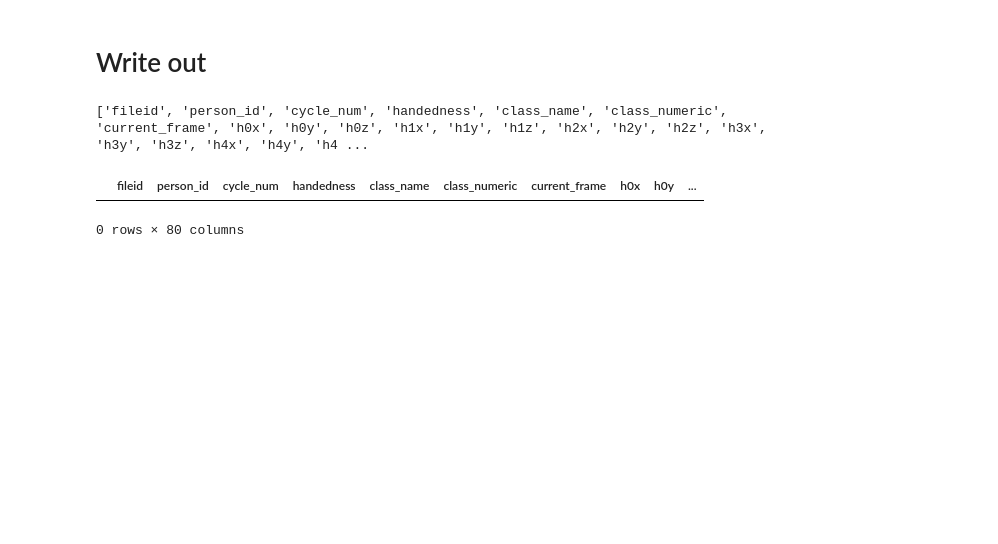
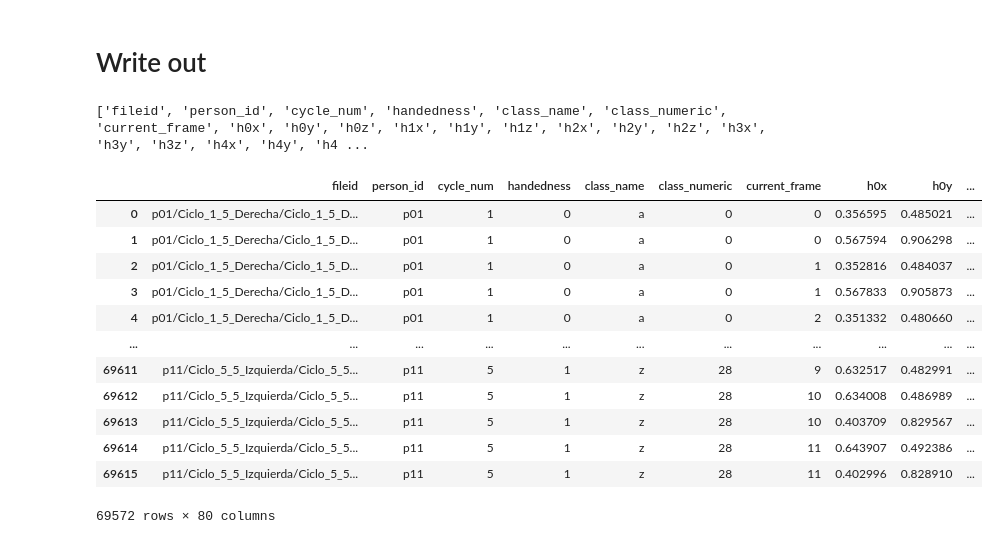
Before and after one commit to dasantac/TOG, a Jupyter notebook: src/PH1/PH1driver.ipynb, the cells around one changed output. Drawn from its saved outputs; the diff is of its cells as text; code cells hidden in the pictures; blank space fills up the shorter version.

```diff
--- a/src/PH1/PH1driver.ipynb
+++ b/src/PH1/PH1driver.ipynb
@@ -146,0 +153,3 @@ RAWdf
+# %%
+RAWdf = RAWdf[RAWdf[sup.class_name_column] != '7'].reset_index(drop=True)
+RAWdf
@@ -457,9 +480,20 @@ print(PH1_final_df.columns.tolist())
 # %% [output]
 ['fileid', 'person_id', 'cycle_num', 'handedness', 'class_name', 'class_numeric', 'current_frame', 'h0x', 'h0y', 'h0z', 'h1x', 'h1y', 'h1z', 'h2x', 'h2y', 'h2z', 'h3x', 'h3y', 'h3z', 'h4x', 'h4y', 'h4 ...
 # %%
-PH1_final_df[PH1_final_df['fileid'] == 'p01/Ciclo_3_5_Izquierda/Ciclo_3_5_Izquierda_n.mp4']
+PH1_final_df
 # %% [output]
 |  | fileid | person_id | cycle_num | handedness | class_name | class_numeric | current_frame | h0x | h0y | ... |
+| 0 | p01/Ciclo_1_5_Derecha/Ciclo_1_5_D... | p01 | 1 | 0 | a | 0 | 0 | 0.356595 | 0.485021 | ... |
+| 1 | p01/Ciclo_1_5_Derecha/Ciclo_1_5_D... | p01 | 1 | 0 | a | 0 | 0 | 0.567594 | 0.906298 | ... |
+| 2 | p01/Ciclo_1_5_Derecha/Ciclo_1_5_D... | p01 | 1 | 0 | a | 0 | 1 | 0.352816 | 0.484037 | ... |
+| 3 | p01/Ciclo_1_5_Derecha/Ciclo_1_5_D... | p01 | 1 | 0 | a | 0 | 1 | 0.567833 | 0.905873 | ... |
+| 4 | p01/Ciclo_1_5_Derecha/Ciclo_1_5_D... | p01 | 1 | 0 | a | 0 | 2 | 0.351332 | 0.480660 | ... |
+| ... | ... | ... | ... | ... | ... | ... | ... | ... | ... | ... |
+| 69611 | p11/Ciclo_5_5_Izquierda/Ciclo_5_5... | p11 | 5 | 1 | z | 28 | 9 | 0.632517 | 0.482991 | ... |
+| 69612 | p11/Ciclo_5_5_Izquierda/Ciclo_5_5... | p11 | 5 | 1 | z | 28 | 10 | 0.634008 | 0.486989 | ... |
+| 69613 | p11/Ciclo_5_5_Izquierda/Ciclo_5_5... | p11 | 5 | 1 | z | 28 | 10 | 0.403709 | 0.829567 | ... |
+| 69614 | p11/Ciclo_5_5_Izquierda/Ciclo_5_5... | p11 | 5 | 1 | z | 28 | 11 | 0.643907 | 0.492386 | ... |
+| 69615 | p11/Ciclo_5_5_Izquierda/Ciclo_5_5... | p11 | 5 | 1 | z | 28 | 11 | 0.402996 | 0.828910 | ... |
-0 rows × 80 columns
+69572 rows × 80 columns
 # %%
 PH1_final_df.to_csv(sup.PH1_DATA_AH_PF_CSV, index=False)
```
Also changed, not shown: parts of 20 cells of this notebook, 6 other files.
